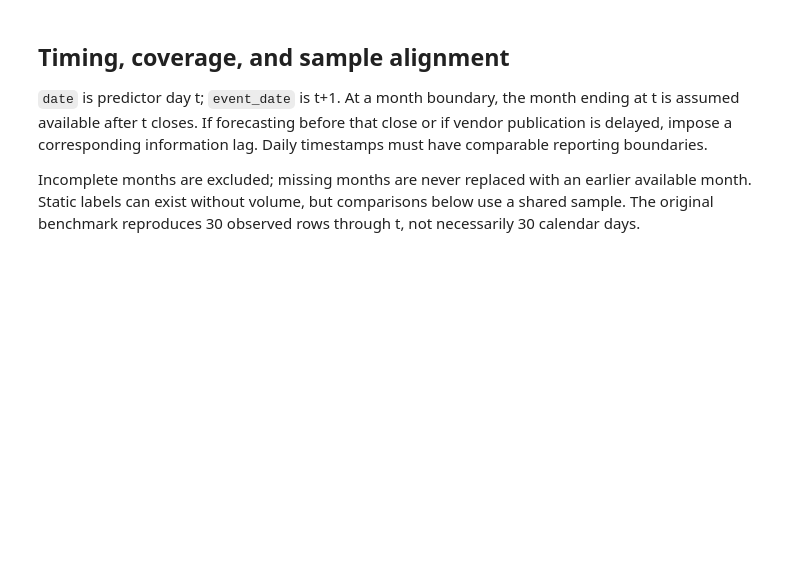
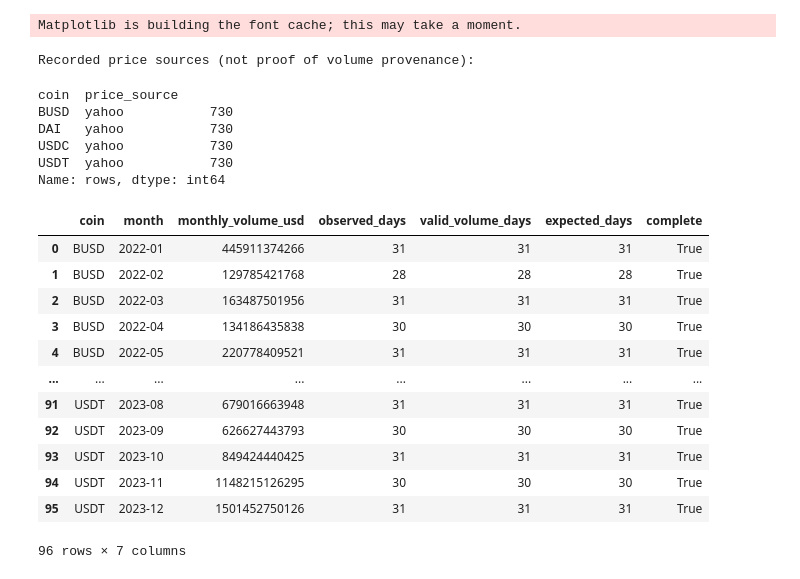
Before and after one commit to hahaharsha/digital-currencies-2, a Jupyter notebook: depeg_labeller/audit.ipynb, the cells around one changed output. Cells and saved outputs as stored; diff of their text form; code cells hidden in the pictures; blank space fills up the shorter version.

```diff
--- a/depeg_labeller/audit.ipynb
+++ b/depeg_labeller/audit.ipynb
@@ -7,35 +7,46 @@ Run from a repository containing `dataset/prices.csv` and the companion Python s
 # %%
 from pathlib import Path
 import sys
-ROOT = next((p for p in [Path.cwd(), *Path.cwd().parents]
-             if (p / 'dataset' / 'prices.csv').exists()), None)
+ROOT = next((p for p in [Path.cwd(), *Path.cwd().parents] if (p / 'dataset' / 'prices.csv').exists()), None)
 if ROOT is None:
     raise FileNotFoundError('Open this notebook from inside the project.')
 for folder in [ROOT / 'depeg_labeller', ROOT / 'regime_classifier', ROOT / 'logit']:
     if str(folder) not in sys.path:
         sys.path.insert(0, str(folder))
-
 import numpy as np
 import pandas as pd
 import matplotlib.pyplot as plt
 from IPython.display import display
 from dynamic_depeg import load_prices, build_labels, monthly_volumes, breach
-
 if not (ROOT / 'dataset/prices.csv').exists():
     raise FileNotFoundError('Set ROOT to the repository containing dataset/prices.csv.')
-OUT = ROOT / 'depeg_labeller/results'
-OUT.mkdir(parents=True, exist_ok=True)
 prices = load_prices(ROOT / 'dataset/prices.csv')
 labels, events, monthly = build_labels(prices)
 print('Recorded price sources (not proof of volume provenance):')
 if 'price_source' in prices:
     display(prices.groupby(['coin', 'price_source']).size().rename('rows'))
 else:
     print('No price_source field.')
 display(monthly)
-monthly.to_csv(OUT / 'monthly_volume_audit.csv', index=False)
+# %% [output]
+Matplotlib is building the font cache; this may take a moment.
+Recorded price sources (not proof of volume provenance):
+coin  price_source
+BUSD  yahoo           730
+DAI   yahoo           730
+USDC  yahoo           730
+USDT  yahoo           730
+Name: rows, dtype: int64
+|  | coin | month | monthly_volume_usd | observed_days | valid_volume_days | expected_days | complete |
+| 0 | BUSD | 2022-01 | 445911374266 | 31 | 31 | 31 | True |
+| 1 | BUSD | 2022-02 | 129785421768 | 28 | 28 | 28 | True |
+| 2 | BUSD | 2022-03 | 163487501956 | 31 | 31 | 31 | True |
+| 3 | BUSD | 2022-04 | 134186435838 | 30 | 30 | 30 | True |
+| 4 | BUSD | 2022-05 | 220778409521 | 31 | 31 | 31 | True |
+| ... | ... | ... | ... | ... | ... | ... | ... |
+| 91 | USDT | 2023-08 | 679016663948 | 31 | 31 | 31 | True |
+| 92 | USDT | 2023-09 | 626627443793 | 30 | 30 | 30 | True |
+| 93 | USDT | 2023-10 | 849424440425 | 31 | 31 | 31 | True |
+| 94 | USDT | 2023-11 | 1148215126295 | 30 | 30 | 30 | True |
+| 95 | USDT | 2023-12 | 1501452750126 | 31 | 31 | 31 | True |
+96 rows × 7 columns
-# %% [markdown]
-## Timing, coverage, and sample alignment
-`date` is predictor day t; `event_date` is t+1. At a month boundary, the month ending at t is assumed available after t closes. If forecasting before that close or if vendor publication is delayed, impose a corresponding information lag. Daily timestamps must have comparable reporting boundaries.
-
-Incomplete months are excluded; missing months are never replaced with an earlier available month. Static labels can exist without volume, but comparisons below use a shared sample. The original benchmark reproduces 30 observed rows through t, not necessarily 30 calendar days.
```
Also changed, not shown: parts of 16 cells of this notebook, 1 other file.
